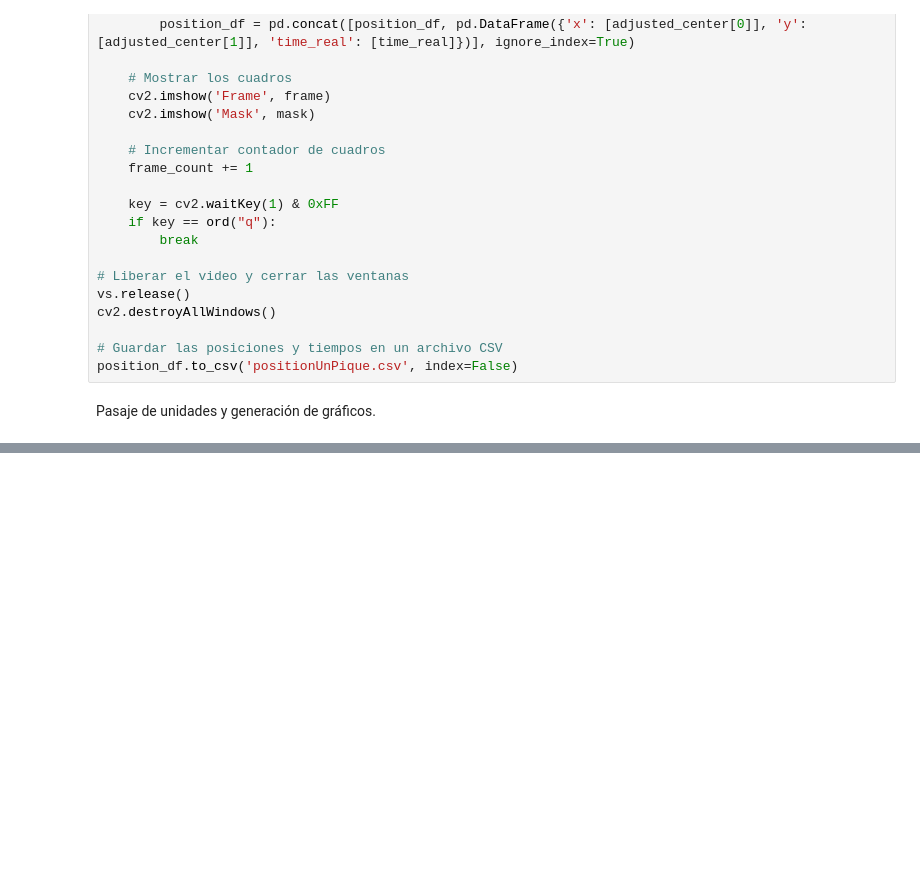
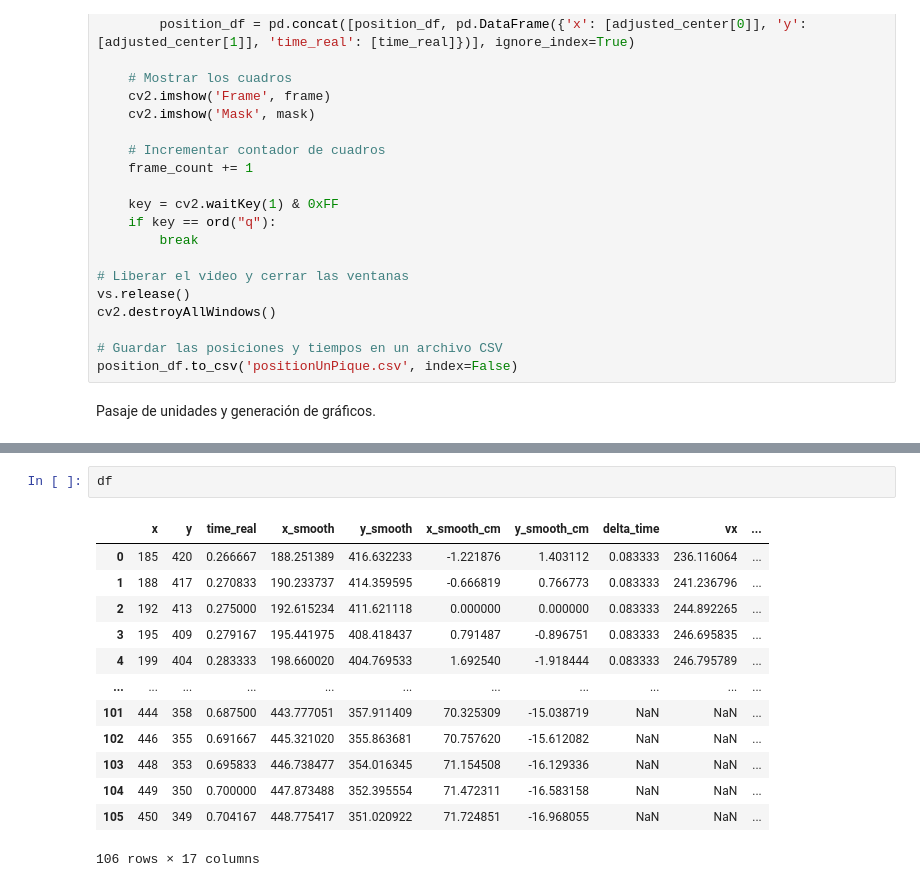
Before and after one commit to ThoMintz/proyectofisica-nextjs, a Jupyter notebook: trackerVideoTR.ipynb, the cells around one changed output, grey strips where cells are left out. Drawn from its saved outputs; the diff is of its cells as text; blank space fills up the shorter version.

```diff
--- a/trackerVideoTR.ipynb
+++ b/trackerVideoTR.ipynb
@@ -293,0 +364,16 @@ plt.show()
+# %%
+df
+# %% [output]
+|  | x | y | time_real | x_smooth | y_smooth | x_smooth_cm | y_smooth_cm | delta_time | vx | ... |
+| 0 | 185 | 420 | 0.266667 | 188.251389 | 416.632233 | -1.221876 | 1.403112 | 0.083333 | 236.116064 | ... |
+| 1 | 188 | 417 | 0.270833 | 190.233737 | 414.359595 | -0.666819 | 0.766773 | 0.083333 | 241.236796 | ... |
+| 2 | 192 | 413 | 0.275000 | 192.615234 | 411.621118 | 0.000000 | 0.000000 | 0.083333 | 244.892265 | ... |
+| 3 | 195 | 409 | 0.279167 | 195.441975 | 408.418437 | 0.791487 | -0.896751 | 0.083333 | 246.695835 | ... |
+| 4 | 199 | 404 | 0.283333 | 198.660020 | 404.769533 | 1.692540 | -1.918444 | 0.083333 | 246.795789 | ... |
+| ... | ... | ... | ... | ... | ... | ... | ... | ... | ... | ... |
+| 101 | 444 | 358 | 0.687500 | 443.777051 | 357.911409 | 70.325309 | -15.038719 | NaN | NaN | ... |
+| 102 | 446 | 355 | 0.691667 | 445.321020 | 355.863681 | 70.757620 | -15.612082 | NaN | NaN | ... |
+| 103 | 448 | 353 | 0.695833 | 446.738477 | 354.016345 | 71.154508 | -16.129336 | NaN | NaN | ... |
+| 104 | 449 | 350 | 0.700000 | 447.873488 | 352.395554 | 71.472311 | -16.583158 | NaN | NaN | ... |
+| 105 | 450 | 349 | 0.704167 | 448.775417 | 351.020922 | 71.724851 | -16.968055 | NaN | NaN | ... |
+106 rows × 17 columns
```
Also changed, not shown: parts of 1 cell of this notebook, 1 other file.
